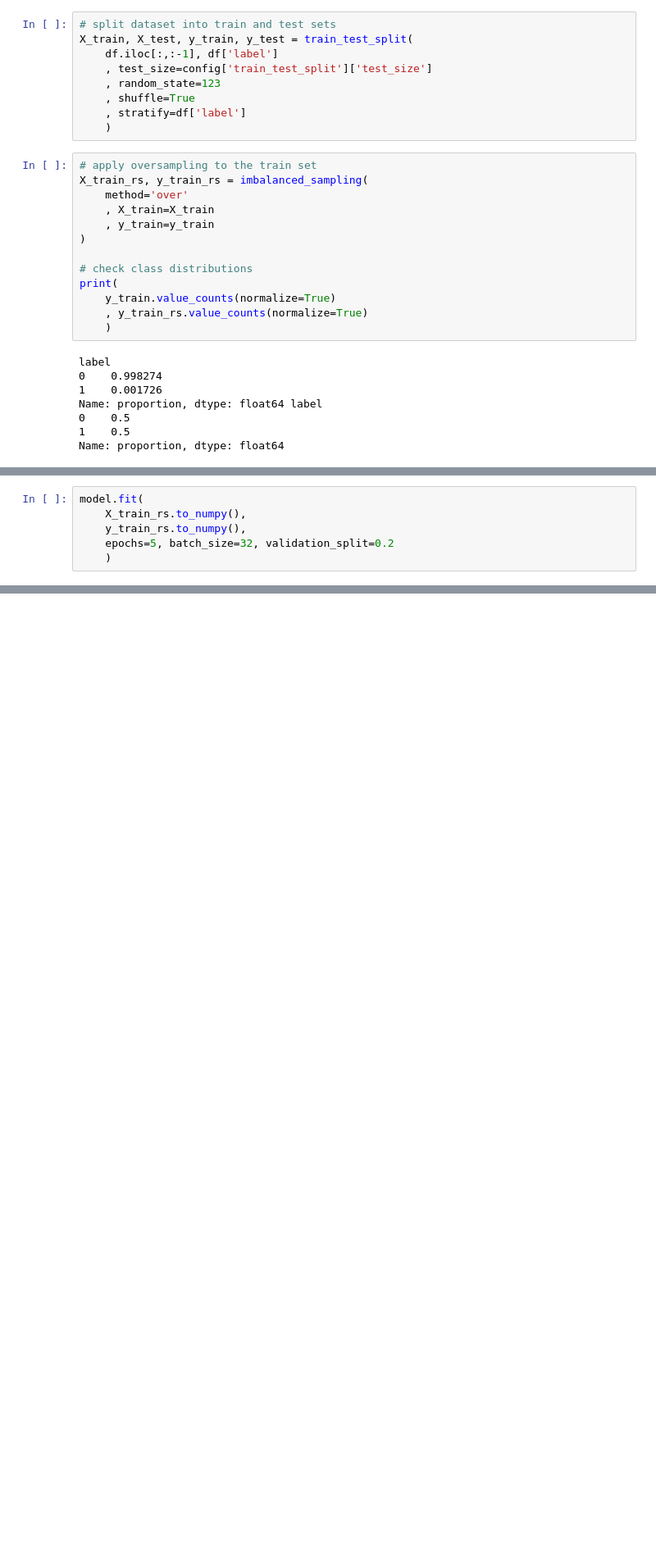
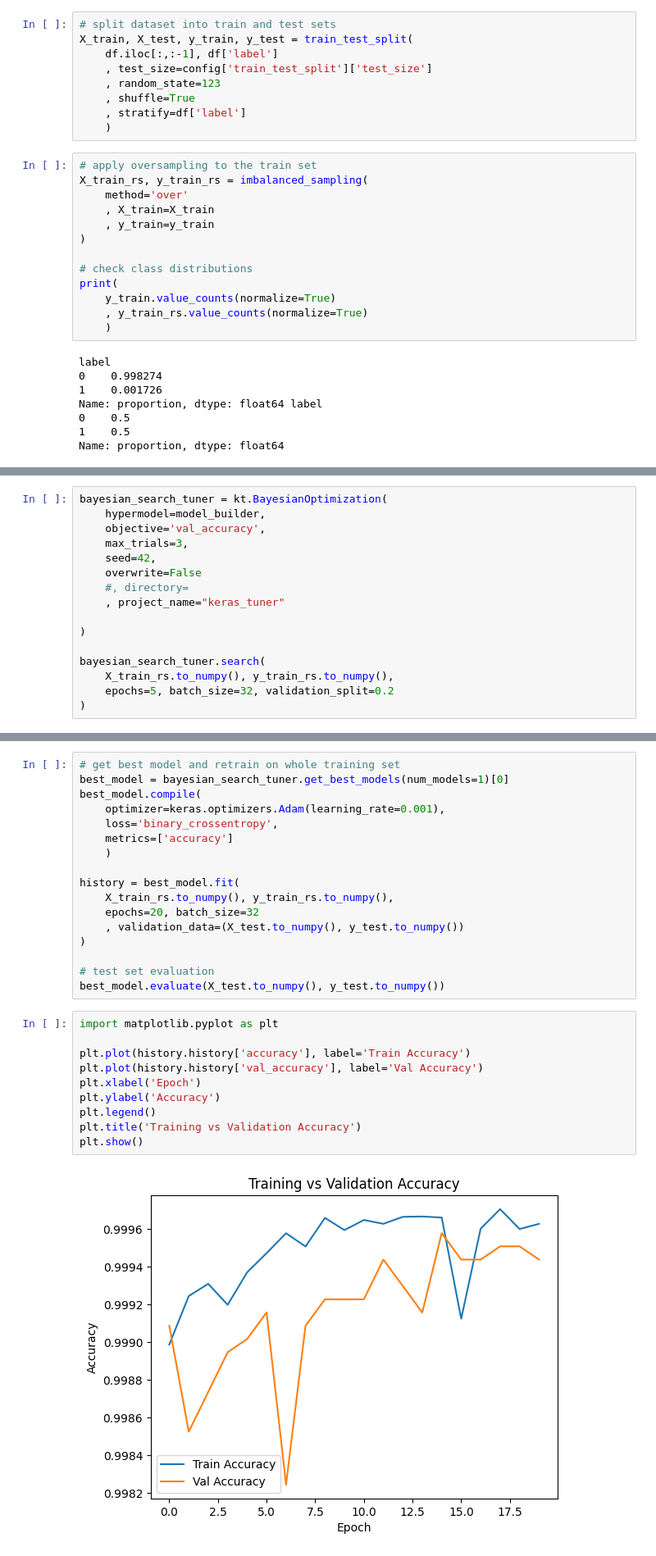
Before and after one commit to goncvlo/Fraud, a Jupyter notebook: notebooks/deep_learning.ipynb, the cells around one changed output, grey strips where cells are left out. Shown: that part at 82% size. Saved outputs shown, nothing was run; the diff lists cells and outputs as text; blank space fills up the shorter version.

Commit message:
model selection and evaluation

```diff
--- a/notebooks/deep_learning.ipynb
+++ b/notebooks/deep_learning.ipynb
@@ -98,7 +110,17 @@ model.compile(
 # %%
-model.fit(
-    X_train_rs.to_numpy(),
-    y_train_rs.to_numpy(),
+bayesian_search_tuner = kt.BayesianOptimization(
+    hypermodel=model_builder,
+    objective='val_accuracy',
+    max_trials=3,
+    seed=42,
+    overwrite=False
+    #, directory=
+    , project_name="keras_tuner"
+
+)
+
+bayesian_search_tuner.search(
+    X_train_rs.to_numpy(), y_train_rs.to_numpy(),
     epochs=5, batch_size=32, validation_split=0.2
-    )
+)
 # %% [output]
@@ -184,0 +152,29 @@ Hyperparameters: {'n_layers': 4, 'units_0': 36, 'activation_0': 'relu', 'units_1
+# %%
+# get best model and retrain on whole training set
+best_model = bayesian_search_tuner.get_best_models(num_models=1)[0]
+best_model.compile(
+    optimizer=keras.optimizers.Adam(learning_rate=0.001),
+    loss='binary_crossentropy',
+    metrics=['accuracy']
+    )
+
+history = best_model.fit(
+    X_train_rs.to_numpy(), y_train_rs.to_numpy(),
+    epochs=20, batch_size=32
+    , validation_data=(X_test.to_numpy(), y_test.to_numpy())
+)
+
+# test set evaluation
+best_model.evaluate(X_test.to_numpy(), y_test.to_numpy())
+# %%
+import matplotlib.pyplot as plt
+
+plt.plot(history.history['accuracy'], label='Train Accuracy')
+plt.plot(history.history['val_accuracy'], label='Val Accuracy')
+plt.xlabel('Epoch')
+plt.ylabel('Accuracy')
+plt.legend()
+plt.title('Training vs Validation Accuracy')
+plt.show()
+# %% [output]
+[figure, added]
```
Also changed, not shown: parts of 11 cells of this notebook.
